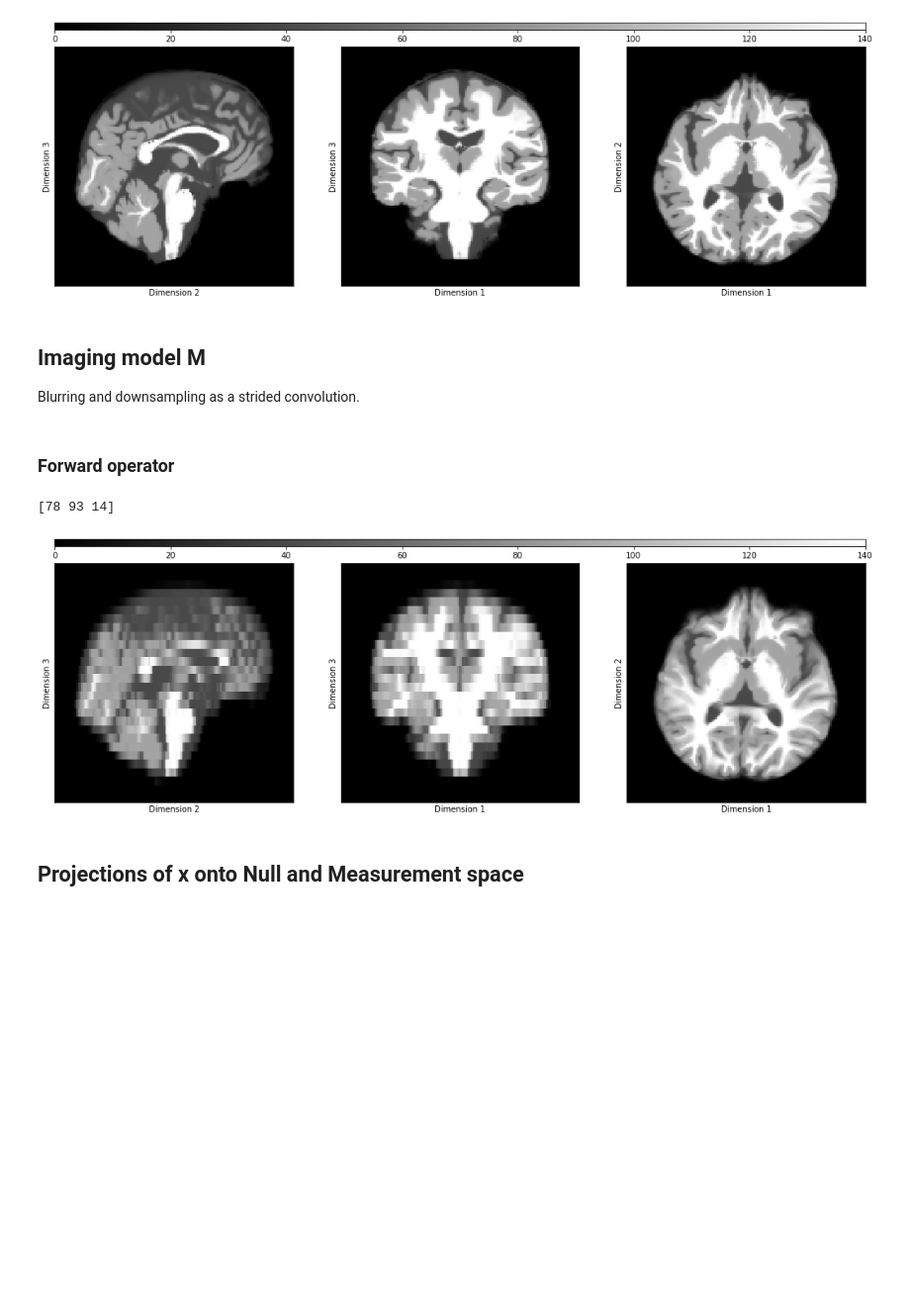
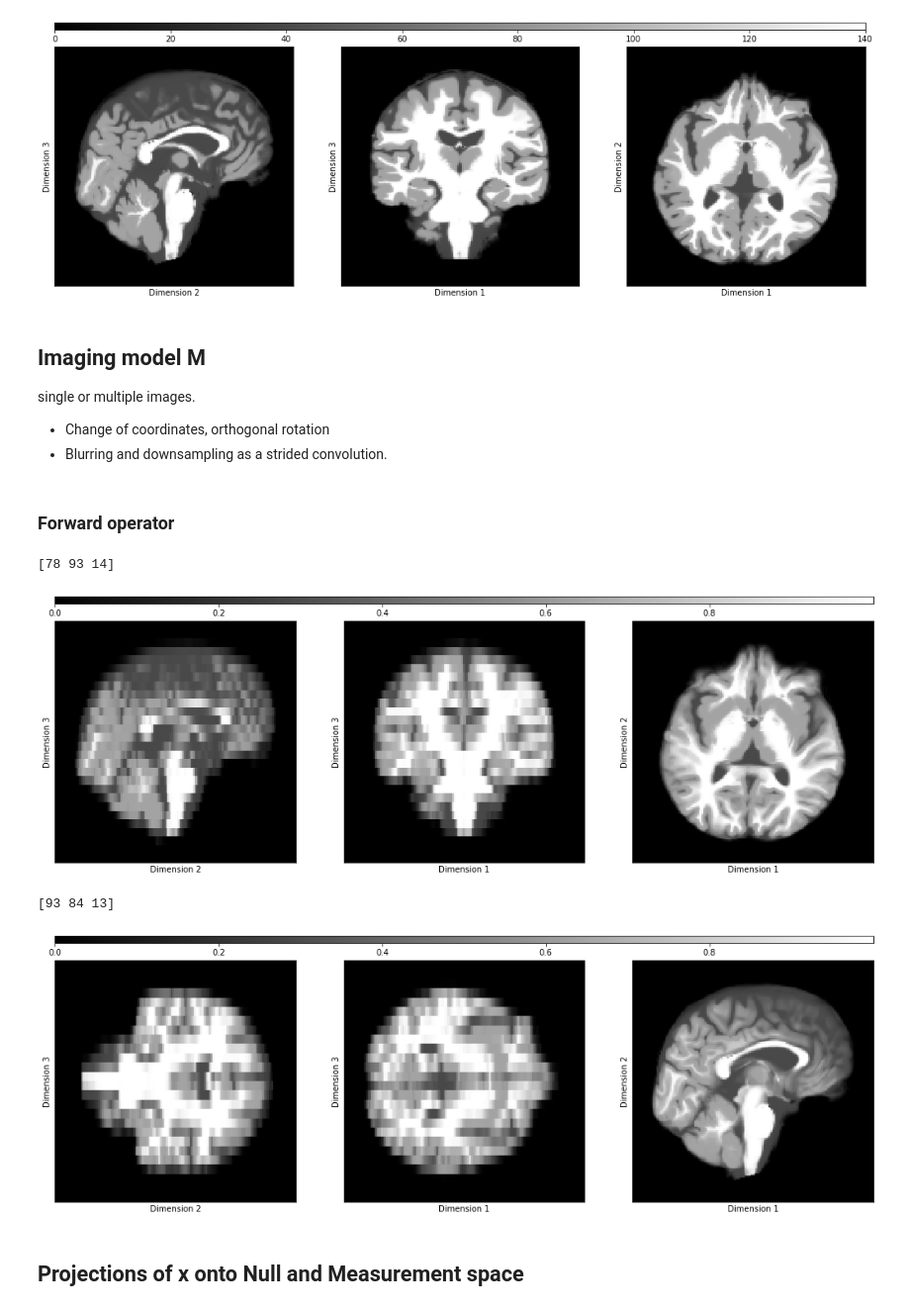
Before and after one commit to diagiraldo/null_space_projections, a Jupyter notebook: example.ipynb, the cells around one changed output. Shown at 99% size. Drawn from its saved outputs; the diff is of its cells as text; code cells hidden in the pictures; blank space fills up the shorter version.

Commit message:
adapt to multi-image + model-based SRR

```diff
--- a/example.ipynb
+++ b/example.ipynb
@@ -45,35 +46,50 @@ Voxel size: [1. 1. 1.]
 Orientation of voxel axes: ('R', 'A', 'S')
 [figure]
 # %%
-x = torch.from_numpy(IMG.get_fdata()).float().unsqueeze(0).unsqueeze(0)
+x = torch.from_numpy(IMG.get_fdata()/IMG_maxint).float().unsqueeze(0).unsqueeze(0)
 # %% [markdown]
 ## Imaging model M
 
-Blurring and downsampling as a strided convolution.
+single or multiple images.
+- Change of coordinates, orthogonal rotation
+- Blurring and downsampling as a strided convolution.
 # %%
 slice_thickness = 5
 slice_spacing = 6
+
+# Permutation of coordinates
+orients = [(0,1,2), (1,2,0)]#, (0,2,1)]
 # %%
-M = BlurringDownsampling(
-    slice_thickness,
-    slice_spacing,
-    dimension='3d',
-    slice_model = "smoothed-box",
-    normalize_kernel = True,
-)
+slice_profiles = [(slice_thickness, slice_spacing)]
+sp_list = [s for s in slice_profiles for o in orients]
+ori_list = orients*len(slice_profiles)
+n_imgs = len(slice_profiles)*len(orients)
+
+M = ModelList([
+    MRIacq(
+        perm_dims = ori_list[i],
+        slice_thickness = sp_list[i][0],
+        slice_spacing = sp_list[i][1],
+        dimension = '3d',
+        slice_model = 'smoothed-box',
+        normalize_kernel = True,
+    ) for i in range(n_imgs)
+])
 # %% [markdown]
 ### Forward operator
 # %%
-y = M(x)
+y_list = M(x)
 # %%
-y_cross = np.copy(IMG_cross)
-y_cross[2] = (IMG_cross[2]/slice_spacing).astype(np.int32)
-print(y_cross)
-
-show_orthoslices(y.numpy().squeeze(), y_cross)
+for i,y in enumerate(y_list):
+    y_cross = np.take(IMG_cross, ori_list[i])
+    y_cross[2] = (y_cross[2]/slice_spacing).astype(np.int32)
+    print(y_cross)
+    show_orthoslices(y.numpy().squeeze(), y_cross)
 # %% [output]
 [78 93 14]
-[figure, old version]
+[figure, new version]
+[93 84 13]
+[figure, added]
 # %% [markdown]
 ## Projections of x onto Null and Measurement space
 # %%
```
Also changed, not shown: parts of 17 cells of this notebook, 3 other files.
